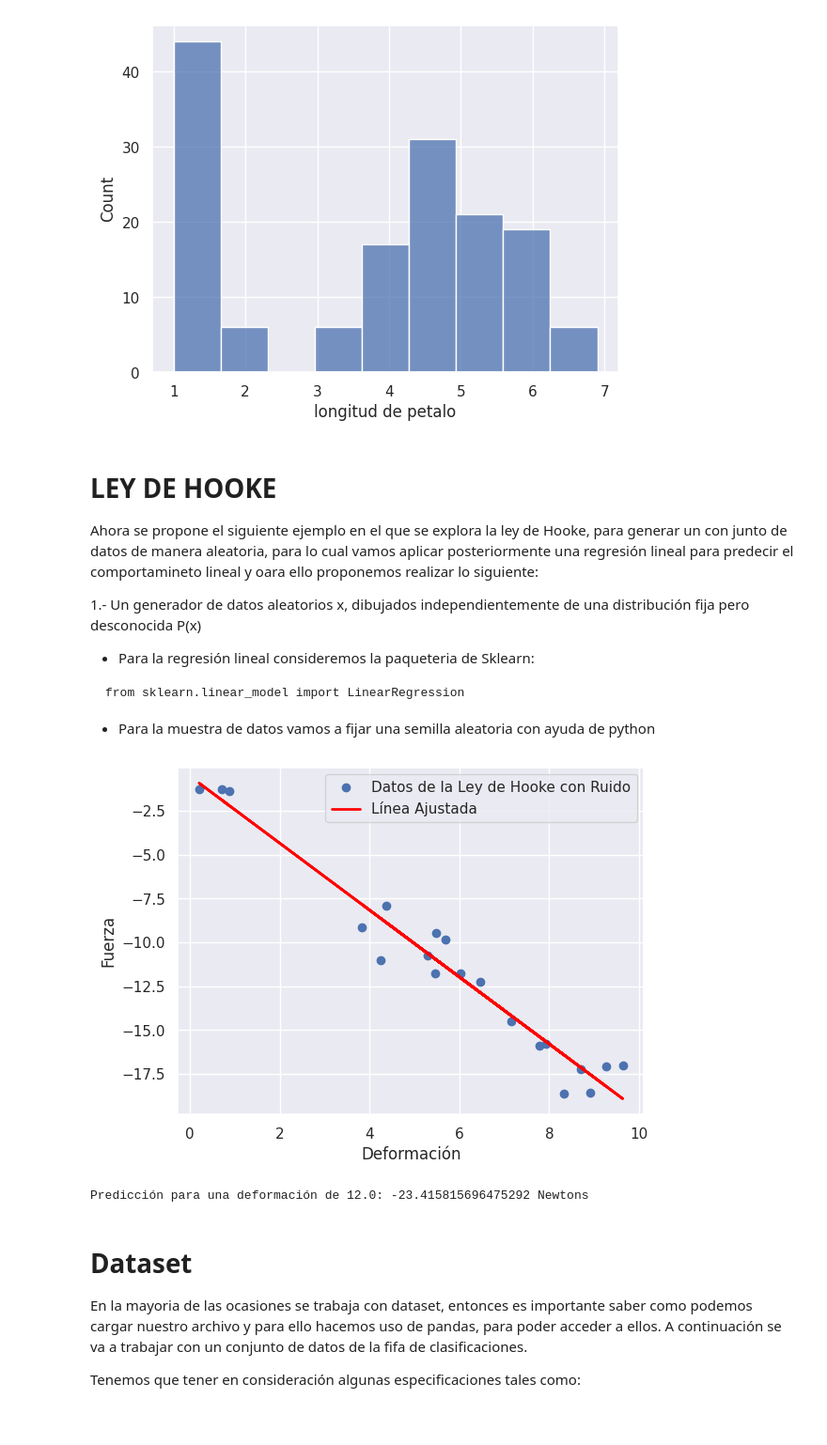
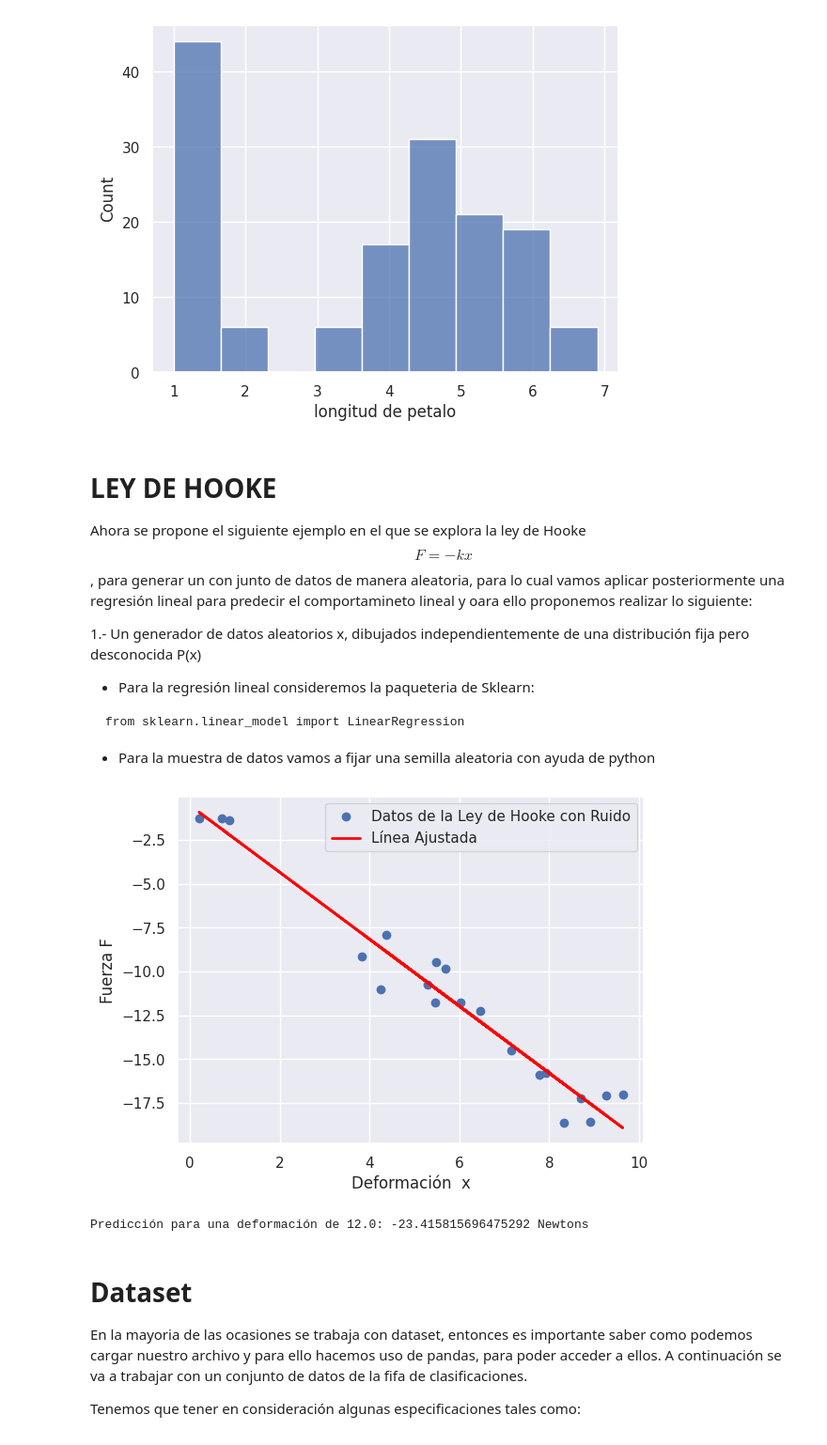
Before and after one commit to Fermionpass/IO, a Jupyter notebook: Data_maipulation_.ipynb, the cells around one changed output. Shown at 94% size. Saved outputs shown, nothing was run; the diff lists cells and outputs as text; code cells hidden in the pictures.

```diff
--- a/Data_maipulation_.ipynb
+++ b/Data_maipulation_.ipynb
@@ -607,7 +611,9 @@ sns.histplot(data = datos, x ="longitud de petalo")
 [figure]
 # %% [markdown]
 # **LEY DE HOOKE**
-Ahora  se propone el siguiente ejemplo en el que se explora la ley de Hooke, para generar un con junto de datos de manera aleatoria, para lo cual vamos aplicar posteriormente una regresión lineal para predecir el comportamineto lineal y oara ello proponemos realizar lo siguiente:
+Ahora  se propone el siguiente ejemplo en el que se explora la ley de Hooke
+$$ F = - kx $$,
+ para generar un con junto de datos de manera aleatoria, para lo cual vamos aplicar posteriormente una regresión lineal para predecir el comportamineto lineal y oara ello proponemos realizar lo siguiente:
 
 1.- Un generador de datos aleatorios x, dibujados independientemente de una distribución fija pero desconocida P(x)
 
@@ -623,34 +629,34 @@ from sklearn.linear_model import LinearRegression
 # %%
 #Importamos la paqueteria de Skelarn
 
 from sklearn.linear_model import LinearRegression
 
 # Generar un conjunto de datos aleatorios para la Ley de Hooke
 np.random.seed(0)  # Fijamos la semilla para reproducibilidad
 x = np.random.rand(20) * 10  # Valores aleatorios para la deformación
 y = - 2 * x + np.random.randn(20)  # Aplicamos la Ley de Hooke con
 
 # Generamos el modelo lineal
 model = LinearRegression()
 
 # Ajustar el modelo a los datos
 x = x.reshape(-1, 1)  # Requerido por scikit-learn
 model.fit(x, y) # Ajustamos el modelo a los datos
 
 # Visualizar los datos y la línea ajustada
-plt.scatter(x, y, label='Datos de la Ley de Hooke con Ruido')
+plt.scatter(x, y, label='Datos de la Ley de Hooke con Ruido')Ruido'
 plt.plot(x, model.predict(x), color='red', linewidth=2, label='Línea Ajustada')
-plt.xlabel('Deformación')
-plt.ylabel('Fuerza')
+plt.xlabel('Deformación  x')
+plt.ylabel('Fuerza F')
 plt.legend()
 plt.show()
 
 # Predecir un valor fuera del conjunto de datos
 nueva_deformacion = np.array([[12.0]])  # Valor fuera del conjunto original
 prediccion = model.predict(nueva_deformacion)
 print(f'Predicción para una deformación de {nueva_deformacion[0,0]}: {prediccion[0]}'' Newtons')
 # %% [output]
-[figure, old version]
+[figure, new version]
 Predicción para una deformación de 12.0: -23.415815696475292 Newtons
 # %% [markdown]
 # Dataset
```
Also changed, not shown: parts of 10 cells of this notebook.
